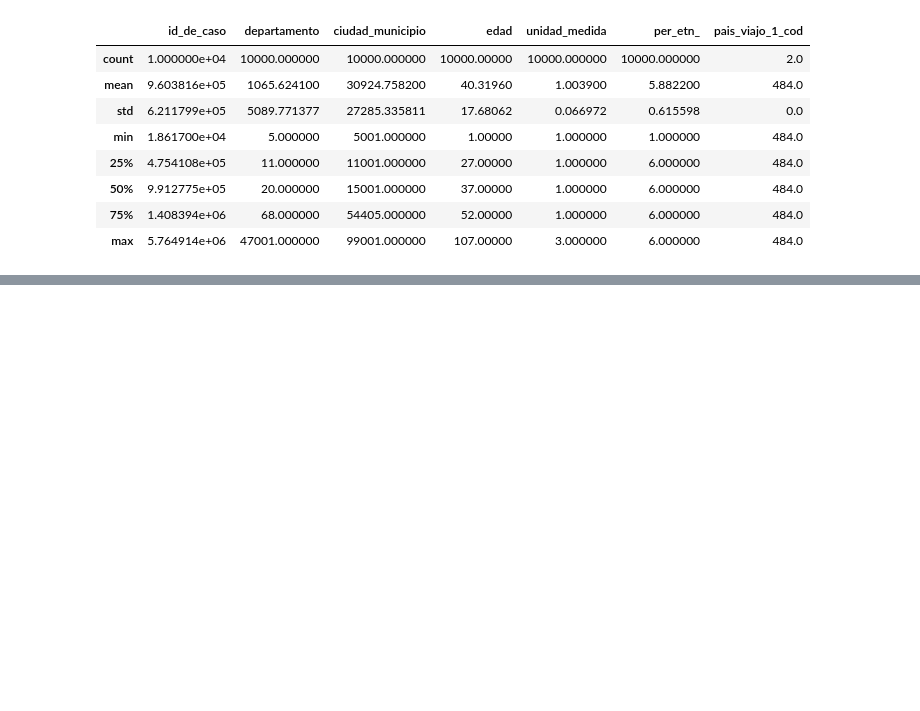
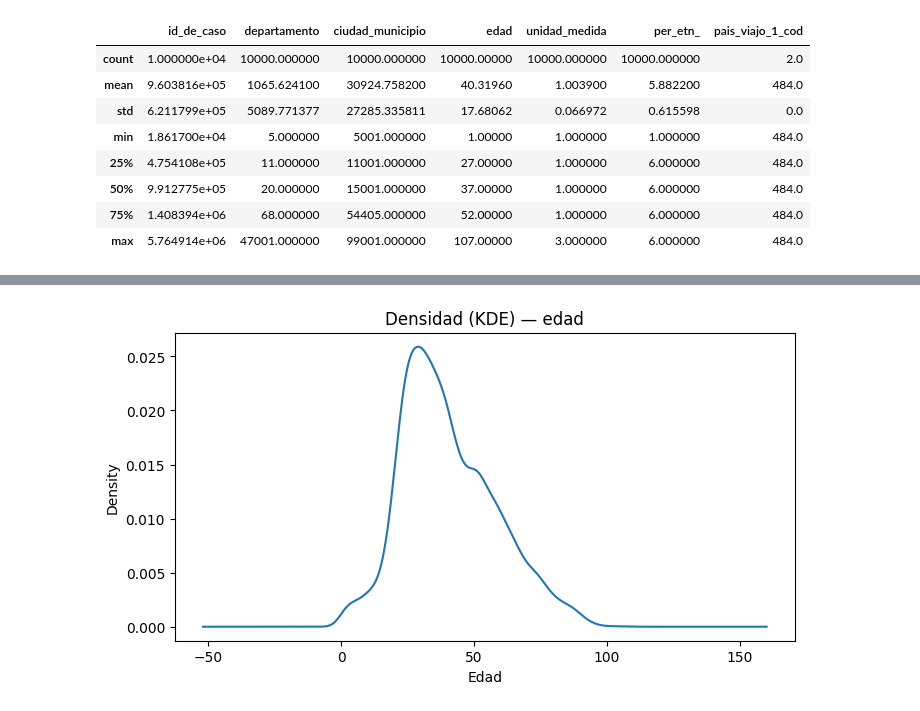
Before and after one commit to dannymateo/analisis-de-datos-parcial-2, a Jupyter notebook: Covid_19.ipynb, the cells around one changed output, grey strips where cells are left out. Drawn from its saved outputs; the diff is of its cells as text; code cells hidden in the pictures; blank space fills up the shorter version.

```diff
--- a/Covid_19.ipynb
+++ b/Covid_19.ipynb
@@ -60,0 +134,8 @@ df.describe()
+# %%
+# Curva de densidad (KDE) para la edad
+df["edad"].plot.density()
+plt.title("Densidad (KDE) — edad")
+plt.xlabel("Edad")
+plt.show()
+# %% [output]
+[figure, added]
```
Also changed, not shown: parts of 8 cells of this notebook.
